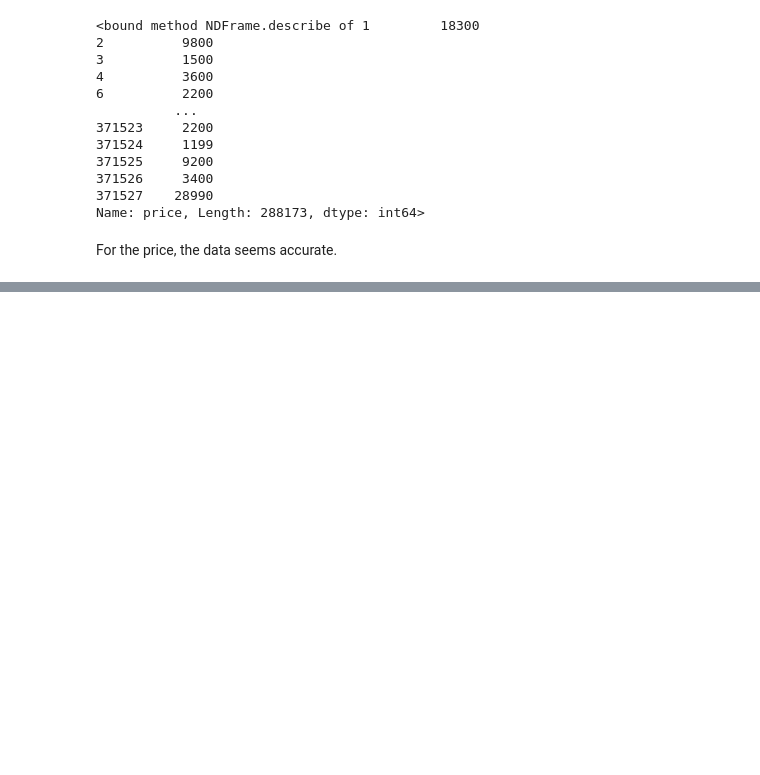
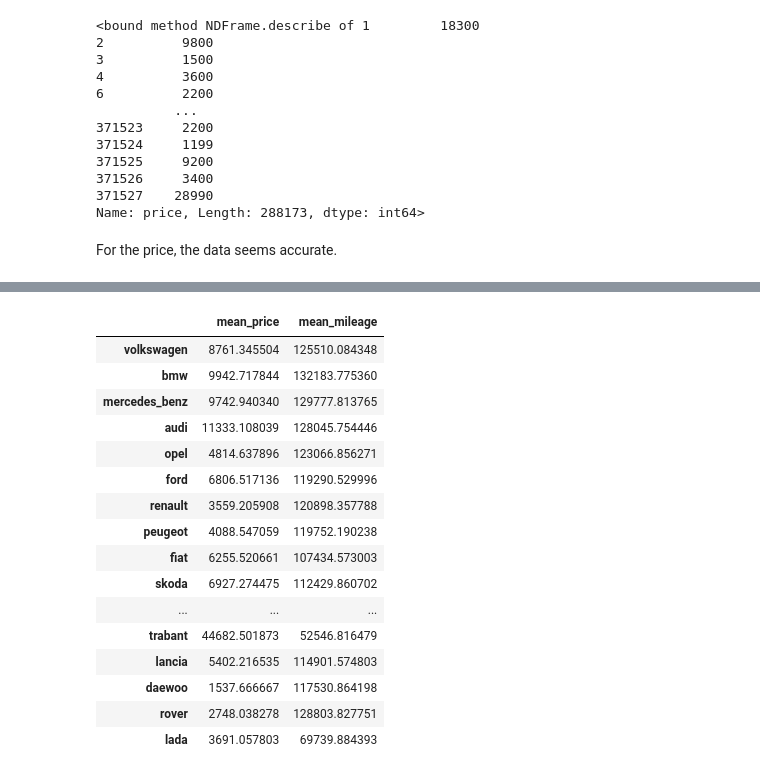
Before and after one commit to Mnr04/Data_Bootcamps_Projects, a Jupyter notebook: 02_Data_Analysis_eBay_Car_Sales.ipynb, the cells around one changed output, grey strips where cells are left out. Cells and saved outputs as stored; diff of their text form; code cells hidden in the pictures; blank space fills up the shorter version.

```diff
--- a/02_Data_Analysis_eBay_Car_Sales.ipynb
+++ b/02_Data_Analysis_eBay_Car_Sales.ipynb
@@ -195,0 +473,13 @@ For the price, the data seems accurate.
+# %%
+mileage_dict = {}
+
+def update_brand_mean_mileage(dataframe, brand_name, mileage_dict):
+
+    brand_data = dataframe[dataframe['brand'] == brand_name]
+
+    mean_mileage = brand_data['kilometer'].mean()
+
+    mileage_dict[brand_name] = mean_mileage
+
+for brand_name in brand_analyse.index:
+    update_brand_mean_mileage(autos, brand_name, mileage_dict)
@@ -195,0 +510,5 @@ For the price, the data seems accurate.
+# %%
+mean_price_series = pd.Series(brands_dict)
+mileage_mean_series = pd.Series(mileage_dict)
+# %%
+df = pd.DataFrame(mean_price_series, columns=['mean_price'])
@@ -195,0 +535,22 @@ For the price, the data seems accurate.
+# %%
+df["mean_mileage"] = mileage_mean_series
+# %%
+df
+# %% [output]
+|  | mean_price | mean_mileage |
+| volkswagen | 8761.345504 | 125510.084348 |
+| bmw | 9942.717844 | 132183.775360 |
+| mercedes_benz | 9742.940340 | 129777.813765 |
+| audi | 11333.108039 | 128045.754446 |
+| opel | 4814.637896 | 123066.856271 |
+| ford | 6806.517136 | 119290.529996 |
+| renault | 3559.205908 | 120898.357788 |
+| peugeot | 4088.547059 | 119752.190238 |
+| fiat | 6255.520661 | 107434.573003 |
+| skoda | 6927.274475 | 112429.860702 |
+| ... | ... | ... |
+| trabant | 44682.501873 | 52546.816479 |
+| lancia | 5402.216535 | 114901.574803 |
+| daewoo | 1537.666667 | 117530.864198 |
+| rover | 2748.038278 | 128803.827751 |
+| lada | 3691.057803 | 69739.884393 |
```
Also changed, not shown: parts of 43 cells of this notebook.
